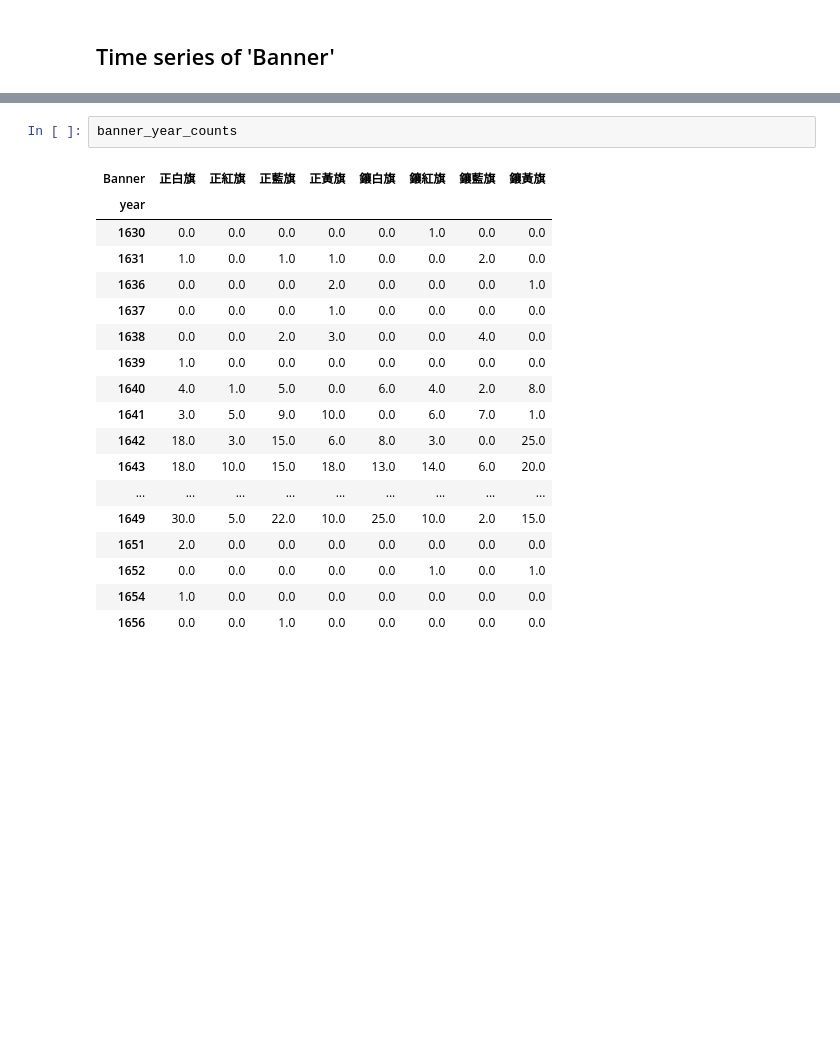
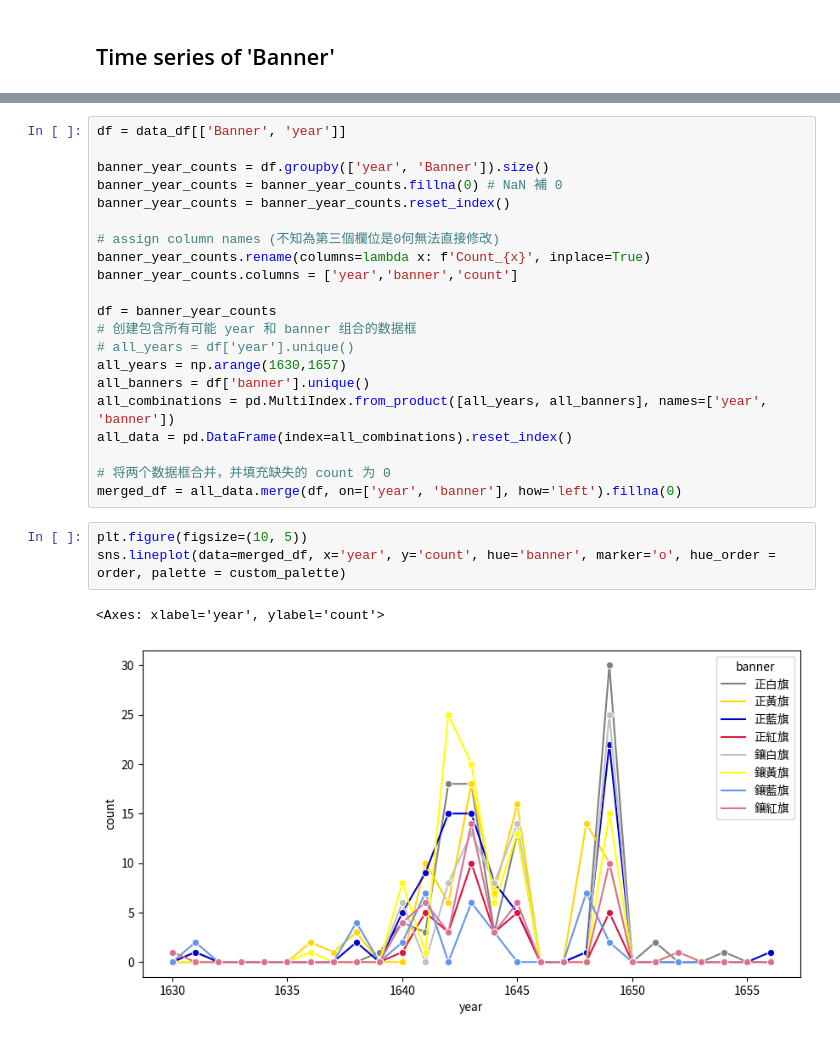
Before and after one commit to tinafanfan/My-Python, a Jupyter notebook: EDA.ipynb, the cells around one changed output, grey strips where cells are left out. Drawn from its saved outputs; the diff is of its cells as text; blank space fills up the shorter version.

```diff
--- a/EDA.ipynb
+++ b/EDA.ipynb
@@ -141,21 +135,27 @@ plt.show()
-# %%
-banner_year_counts
-# %% [output]
-| Banner | 正白旗 | 正紅旗 | 正藍旗 | 正黃旗 | 鑲白旗 | 鑲紅旗 | 鑲藍旗 | 鑲黃旗 |
-| year |  |  |  |  |  |  |  |  |
-| 1630 | 0.0 | 0.0 | 0.0 | 0.0 | 0.0 | 1.0 | 0.0 | 0.0 |
-| 1631 | 1.0 | 0.0 | 1.0 | 1.0 | 0.0 | 0.0 | 2.0 | 0.0 |
-| 1636 | 0.0 | 0.0 | 0.0 | 2.0 | 0.0 | 0.0 | 0.0 | 1.0 |
-| 1637 | 0.0 | 0.0 | 0.0 | 1.0 | 0.0 | 0.0 | 0.0 | 0.0 |
-| 1638 | 0.0 | 0.0 | 2.0 | 3.0 | 0.0 | 0.0 | 4.0 | 0.0 |
-| 1639 | 1.0 | 0.0 | 0.0 | 0.0 | 0.0 | 0.0 | 0.0 | 0.0 |
-| 1640 | 4.0 | 1.0 | 5.0 | 0.0 | 6.0 | 4.0 | 2.0 | 8.0 |
-| 1641 | 3.0 | 5.0 | 9.0 | 10.0 | 0.0 | 6.0 | 7.0 | 1.0 |
-| 1642 | 18.0 | 3.0 | 15.0 | 6.0 | 8.0 | 3.0 | 0.0 | 25.0 |
-| 1643 | 18.0 | 10.0 | 15.0 | 18.0 | 13.0 | 14.0 | 6.0 | 20.0 |
-| ... | ... | ... | ... | ... | ... | ... | ... | ... |
-| 1649 | 30.0 | 5.0 | 22.0 | 10.0 | 25.0 | 10.0 | 2.0 | 15.0 |
-| 1651 | 2.0 | 0.0 | 0.0 | 0.0 | 0.0 | 0.0 | 0.0 | 0.0 |
-| 1652 | 0.0 | 0.0 | 0.0 | 0.0 | 0.0 | 1.0 | 0.0 | 1.0 |
-| 1654 | 1.0 | 0.0 | 0.0 | 0.0 | 0.0 | 0.0 | 0.0 | 0.0 |
-| 1656 | 0.0 | 0.0 | 1.0 | 0.0 | 0.0 | 0.0 | 0.0 | 0.0 |
+# %%
+df = data_df[['Banner', 'year']]
+
+banner_year_counts = df.groupby(['year', 'Banner']).size()
+banner_year_counts = banner_year_counts.fillna(0) # NaN 補 0
+banner_year_counts = banner_year_counts.reset_index()
+
+# assign column names (不知為第三個欄位是0何無法直接修改)
+banner_year_counts.rename(columns=lambda x: f'Count_{x}', inplace=True)
+banner_year_counts.columns = ['year','banner','count']
+
+df = banner_year_counts
+# 创建包含所有可能 year 和 banner 组合的数据框
+# all_years = df['year'].unique()
+all_years = np.arange(1630,1657)
+all_banners = df['banner'].unique()
+all_combinations = pd.MultiIndex.from_product([all_years, all_banners], names=['year', 'banner'])
+all_data = pd.DataFrame(index=all_combinations).reset_index()
+
+# 将两个数据框合并，并填充缺失的 count 为 0
+merged_df = all_data.merge(df, on=['year', 'banner'], how='left').fillna(0)
+# %%
+plt.figure(figsize=(10, 5))
+sns.lineplot(data=merged_df, x='year', y='count', hue='banner', marker='o', hue_order = order, palette = custom_palette)
+# %% [output]
+<Axes: xlabel='year', ylabel='count'>
+[figure, added]
```
Also changed, not shown: parts of 4 cells of this notebook.
